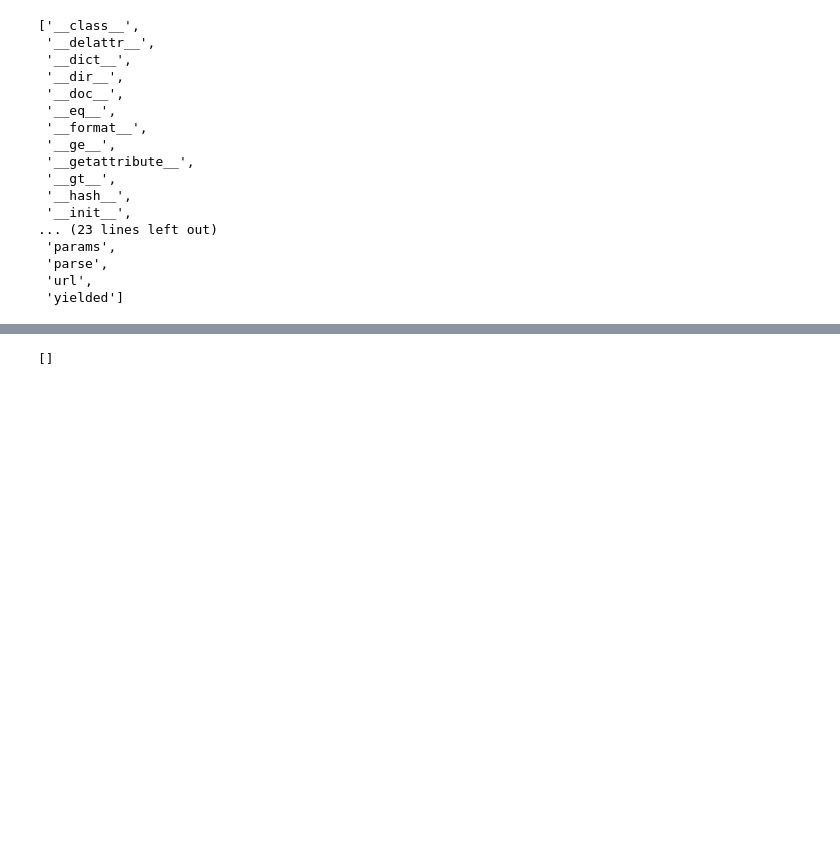
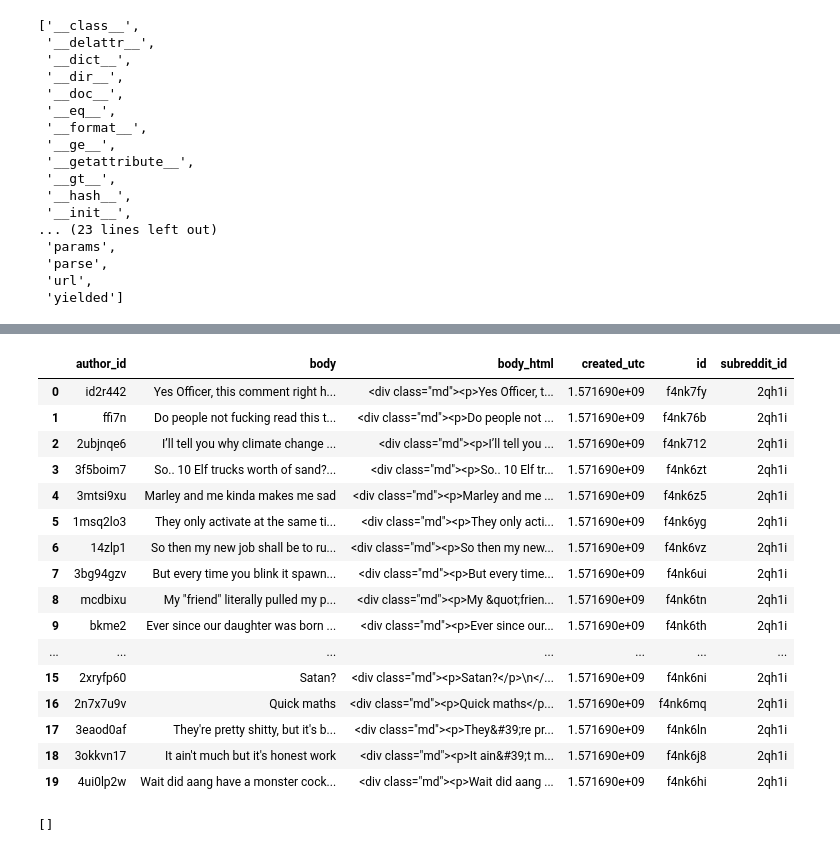
Before and after one commit to ross-fisher/DS, a Jupyter notebook: Notebook/scratch exploration.ipynb, the cells around one changed output, grey strips where cells are left out. Drawn from its saved outputs; the diff is of its cells as text; code cells hidden in the pictures; blank space fills up the shorter version.

```diff
--- a/Notebook/scratch exploration.ipynb
+++ b/Notebook/scratch exploration.ipynb
@@ -118,4 +93,4 @@ class Subreddits(praw.models.base.PRAWBase)
  |  __weakref__
  |      list of weak references to the object (if defined)
 # %%
-list(reddit.subreddits.popular())[0:5]
+popular_subreddits = list(reddit.subreddits.popular())[0:5]
@@ -159,0 +189,12 @@ list(lpython.comments())[0:5]
+# %%
+rows = []
+comments = list(lpython.comments())[0:5]
+for comment in comments:
+    rows.append(
+        dict(body=comment.body,
+                body_html=comment.body_html,
+                id=comment.id,
+                author_id=comment.author.id,
+                subreddit_id=lpython.id,
+                created_utc=comment.created_utc))
+df = pd.DataFrame(rows)
@@ -160,3 +210,37 @@ list(lpython.comments())[0:5]
+# %%
+def sample_comments(sr, n=20):
+    rows = []
+    comments = list(sr.comments())[0:n] # TODO check if this sample is fair
+    for comment in comments:
+        rows.append(
+            dict(body=comment.body,
+                body_html=comment.body_html,
+                id=comment.id,
+                author_id=comment.author.id,
+                subreddit_id=sr.id,
+                created_utc=comment.created_utc))
+    df = pd.DataFrame(rows)
+    return df
+# %%
+sample_comments(popular_subreddits[0])
+# %% [output]
+|  | author_id | body | body_html | created_utc | id | subreddit_id |
+| 0 | id2r442 | Yes Officer, this comment right h... | <div class="md"><p>Yes Officer, t... | 1.571690e+09 | f4nk7fy | 2qh1i |
+| 1 | ffi7n | Do people not fucking read this t... | <div class="md"><p>Do people not ... | 1.571690e+09 | f4nk76b | 2qh1i |
+| 2 | 2ubjnqe6 | I’ll tell you why climate change ... | <div class="md"><p>I’ll tell you ... | 1.571690e+09 | f4nk712 | 2qh1i |
+| 3 | 3f5boim7 | So.. 10 Elf trucks worth of sand?... | <div class="md"><p>So.. 10 Elf tr... | 1.571690e+09 | f4nk6zt | 2qh1i |
+| 4 | 3mtsi9xu | Marley and me kinda makes me sad | <div class="md"><p>Marley and me ... | 1.571690e+09 | f4nk6z5 | 2qh1i |
+| 5 | 1msq2lo3 | They only activate at the same ti... | <div class="md"><p>They only acti... | 1.571690e+09 | f4nk6yg | 2qh1i |
+| 6 | 14zlp1 | So then my new job shall be to ru... | <div class="md"><p>So then my new... | 1.571690e+09 | f4nk6vz | 2qh1i |
+| 7 | 3bg94gzv | But every time you blink it spawn... | <div class="md"><p>But every time... | 1.571690e+09 | f4nk6ui | 2qh1i |
+| 8 | mcdbixu | My "friend" literally pulled my p... | <div class="md"><p>My &quot;frien... | 1.571690e+09 | f4nk6tn | 2qh1i |
+| 9 | bkme2 | Ever since our daughter was born ... | <div class="md"><p>Ever since our... | 1.571690e+09 | f4nk6th | 2qh1i |
+| ... | ... | ... | ... | ... | ... | ... |
+| 15 | 2xryfp60 | Satan? | <div class="md"><p>Satan?</p>\n</... | 1.571690e+09 | f4nk6ni | 2qh1i |
+| 16 | 2n7x7u9v | Quick maths | <div class="md"><p>Quick maths</p... | 1.571690e+09 | f4nk6mq | 2qh1i |
+| 17 | 3eaod0af | They're pretty shitty, but it's b... | <div class="md"><p>They&#39;re pr... | 1.571690e+09 | f4nk6ln | 2qh1i |
+| 18 | 3okkvn17 | It ain't much but it's honest work | <div class="md"><p>It ain&#39;t m... | 1.571690e+09 | f4nk6j8 | 2qh1i |
+| 19 | 4ui0lp2w | Wait did aang have a monster cock... | <div class="md"><p>Wait did aang ... | 1.571690e+09 | f4nk6hi | 2qh1i |
 # %%
 a_comment = comment_list[1]
 # %%
```
Also changed, not shown: parts of 15 cells of this notebook, 1 other file.
